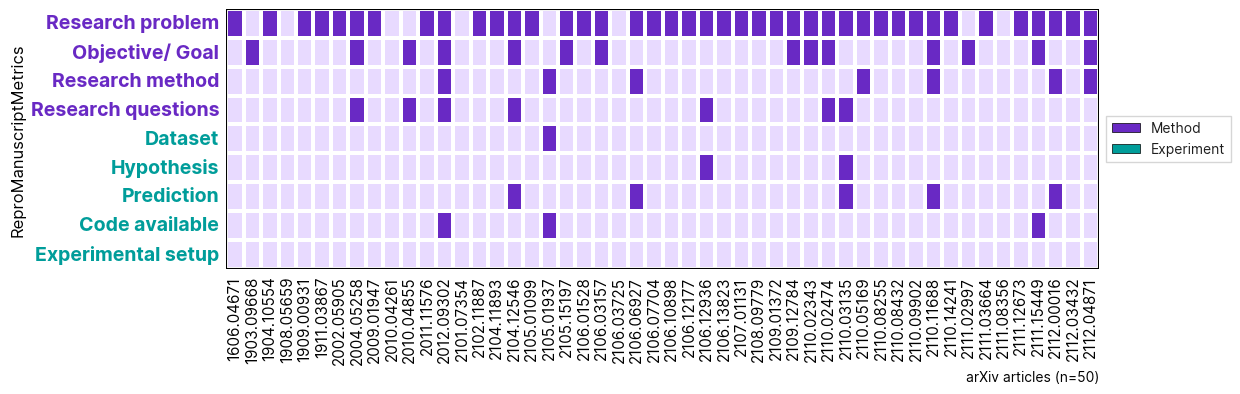
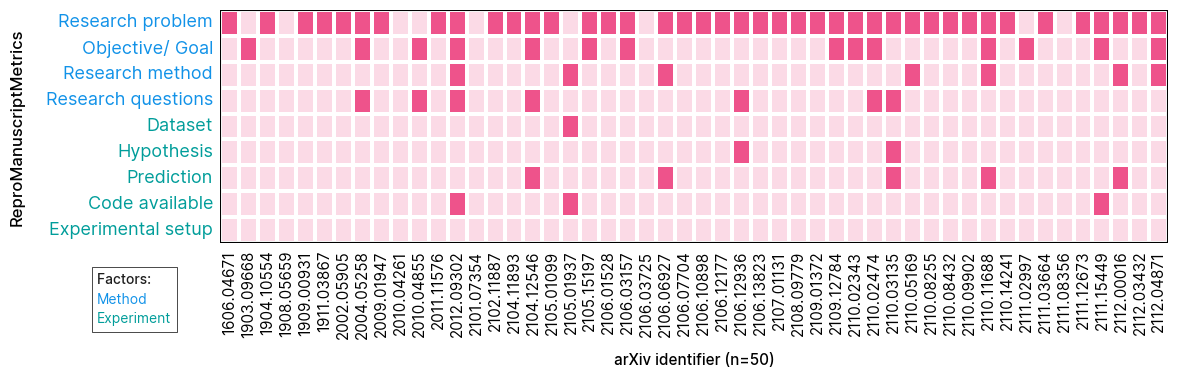
Code edit (unified diff) that turned the first committed figure into the second:
--- before
+++ after
@@ -1,3 +1,3 @@
-def plot_heatmap_llama_grouped(metrics_display_map):
+def plot_heatmap_llama_grouped(metrics_display_map, color_palette=CATEGORICAL_2_LIGHT_OPTION_1):
     available_repro_metrics = [m for m in repro_manuscript_metrics if m in df_abstract_llama32.columns]
     
@@ -7,4 +7,7 @@
         "Experiment": ["hypothesis", "prediction", "code_available", "dataset", "experiment_setup"]
     }
+    
+    # Color mapping for groups using input palette
+    colors_2group = {"Method": color_palette[0], "Experiment": color_palette[1]}
     
     # Metrics on rows, papers on columns
@@ -30,7 +33,4 @@
         for group_name, group_metrics in repro_manuscript_metric_groups.items():
             if metric_key in group_metrics:
-                # Use only Method and Experiment colors (2-color palette)
-                colors_2group = {"Method": CATEGORICAL_2_LIGHT_OPTION_1[0], "Experiment": CATEGORICAL_2_LIGHT_OPTION_1[1]}
-                
                 color = colors_2group[group_name]
                 ax.get_yticklabels()[i].set_color(color)
@@ -40,16 +40,6 @@
     ax.set_ylabel("ReproManuscriptMetrics", fontsize=12)
     ax.set_xlabel("arXiv articles (n=50)",  rotation=360, loc="right")
-
-    # Add legend for metric groups (only Method and Experiment)
-    colors_2group = {"Method": CATEGORICAL_2_LIGHT_OPTION_1[0], "Experiment": CATEGORICAL_2_LIGHT_OPTION_1[1]}
-    legend_elements = [Patch(facecolor=colors_2group[group], 
-                           label=group, edgecolor='black', linewidth=0.5) 
-                      for group in repro_manuscript_metric_groups.keys()]
-    ax.legend(handles=legend_elements, loc='center left', bbox_to_anchor=(1, 0.5), 
-              frameon=True, fancybox=False, shadow=False)
-    
-    plt.subplots_adjust(top=0.95, left=0.15, right=0.85)
-    plt.tight_layout()
-    plt.tick_params(axis='both', size=0, pad=5)
+    ax.spines[["top", "right", "bottom", "left"]].set_visible(False)
+    ax.tick_params(axis='both', size=0, pad=5)
     
     for tick in ax.get_xticklabels():
@@ -57,4 +47,22 @@
     for tick in ax.get_yticklabels():
         tick.set_fontsize(14)
+
+    # Title using fig.text style
+    fig.text(x=0.02, y=1, s="LLaMA 3.2 evaluation results on manuscript abstracts", size=14, fontweight="bold")
+    
+    # Legend using fig_text style
+    legend_string = " ".join([f"<{group}>" for group in repro_manuscript_metric_groups.keys()])
+    fig_text(
+        x=0.02,
+        y=0.97,
+        s=legend_string,
+        highlight_textprops=[
+            {"color": colors_2group["Method"], "fontweight": "bold"},
+            {"color": colors_2group["Experiment"], "fontweight": "bold"},
+        ],
+    )
+    
+    plt.subplots_adjust(top=0.95, left=0.15, right=0.85)
+    plt.tight_layout()
         
     plt.savefig(current_figures_dir + "hm_abstract_llama32_grouped.png", dpi=1280, bbox_inches="tight")

Commit: Improved legend, axis labels, colors